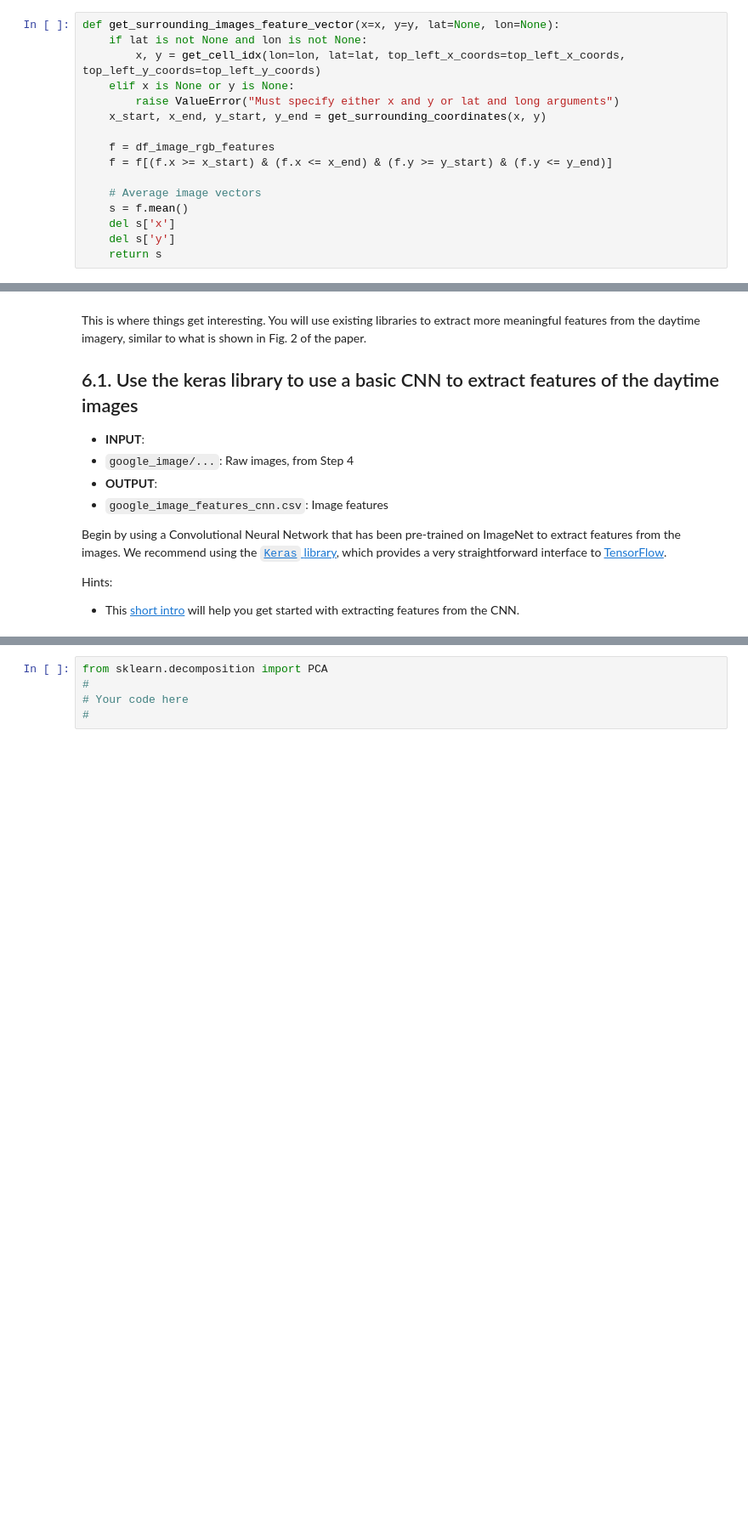
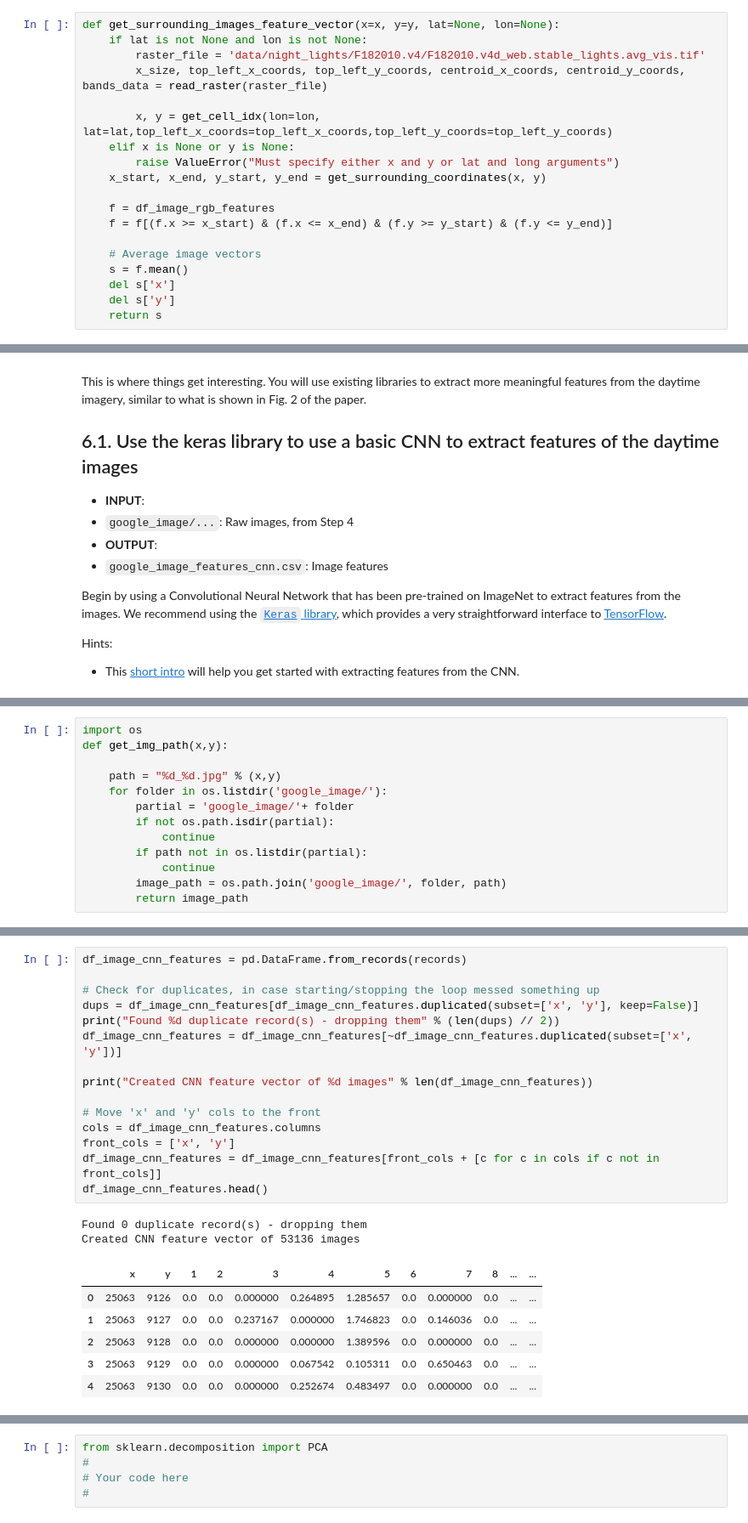
Before and after one commit to wetchler/bdd, a Jupyter notebook: PS1/BDD2019-PS1.ipynb, the cells around one changed output, grey strips where cells are left out. Shown at 85% size. Drawn from its saved outputs; the diff is of its cells as text; blank space fills up the shorter version.

```diff
--- a/PS1/BDD2019-PS1.ipynb
+++ b/PS1/BDD2019-PS1.ipynb
@@ -1107,7 +1110,10 @@ Read image feature vector, shape is 53136 x 17
 # %%
 def get_surrounding_images_feature_vector(x=x, y=y, lat=None, lon=None):
     if lat is not None and lon is not None:
-        x, y = get_cell_idx(lon=lon, lat=lat, top_left_x_coords=top_left_x_coords, top_left_y_coords=top_left_y_coords)
+        raster_file = 'data/night_lights/F182010.v4/F182010.v4d_web.stable_lights.avg_vis.tif'
+        x_size, top_left_x_coords, top_left_y_coords, centroid_x_coords, centroid_y_coords, bands_data = read_raster(raster_file)
+
+        x, y = get_cell_idx(lon=lon, lat=lat,top_left_x_coords=top_left_x_coords,top_left_y_coords=top_left_y_coords)
     elif x is None or y is None:
         raise ValueError("Must specify either x and y or lat and long arguments")
     x_start, x_end, y_start, y_end = get_surrounding_coordinates(x, y)
@@ -1359,0 +1362,13 @@ Hints:
+# %%
+import os
+def get_img_path(x,y):
+
+    path = "%d_%d.jpg" % (x,y)
+    for folder in os.listdir('google_image/'):
+        partial = 'google_image/'+ folder
+        if not os.path.isdir(partial):
+            continue
+        if path not in os.listdir(partial):
+            continue
+        image_path = os.path.join('google_image/', folder, path)
+        return image_path
@@ -1359,0 +1517,24 @@ Hints:
+# %%
+df_image_cnn_features = pd.DataFrame.from_records(records)
+
+# Check for duplicates, in case starting/stopping the loop messed something up
+dups = df_image_cnn_features[df_image_cnn_features.duplicated(subset=['x', 'y'], keep=False)]
+print("Found %d duplicate record(s) - dropping them" % (len(dups) // 2))
+df_image_cnn_features = df_image_cnn_features[~df_image_cnn_features.duplicated(subset=['x', 'y'])]
+
+print("Created CNN feature vector of %d images" % len(df_image_cnn_features))
+
+# Move 'x' and 'y' cols to the front
+cols = df_image_cnn_features.columns
+front_cols = ['x', 'y']
+df_image_cnn_features = df_image_cnn_features[front_cols + [c for c in cols if c not in front_cols]]
+df_image_cnn_features.head()
+# %% [output]
+Found 0 duplicate record(s) - dropping them
+Created CNN feature vector of 53136 images
+|  | x | y | 1 | 2 | 3 | 4 | 5 | 6 | 7 | 8 | ... | ... |
+| 0 | 25063 | 9126 | 0.0 | 0.0 | 0.000000 | 0.264895 | 1.285657 | 0.0 | 0.000000 | 0.0 | ... | ... |
+| 1 | 25063 | 9127 | 0.0 | 0.0 | 0.237167 | 0.000000 | 1.746823 | 0.0 | 0.146036 | 0.0 | ... | ... |
+| 2 | 25063 | 9128 | 0.0 | 0.0 | 0.000000 | 0.000000 | 1.389596 | 0.0 | 0.000000 | 0.0 | ... | ... |
+| 3 | 25063 | 9129 | 0.0 | 0.0 | 0.000000 | 0.067542 | 0.105311 | 0.0 | 0.650463 | 0.0 | ... | ... |
+| 4 | 25063 | 9130 | 0.0 | 0.0 | 0.000000 | 0.252674 | 0.483497 | 0.0 | 0.000000 | 0.0 | ... | ... |
```
Also changed, not shown: parts of 10 cells of this notebook.
